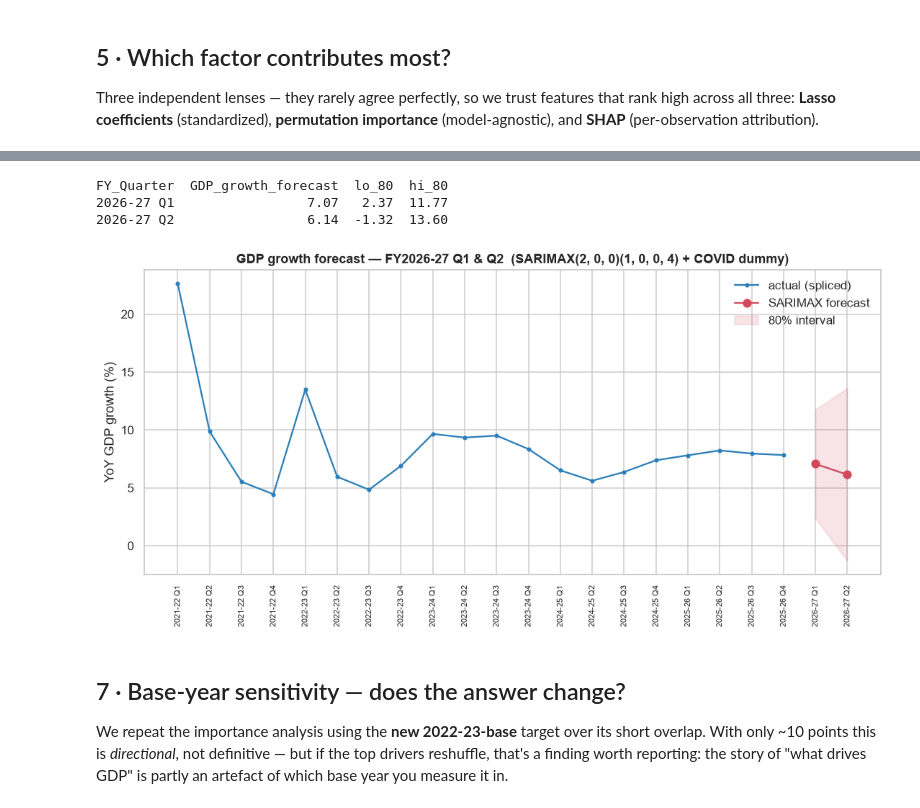
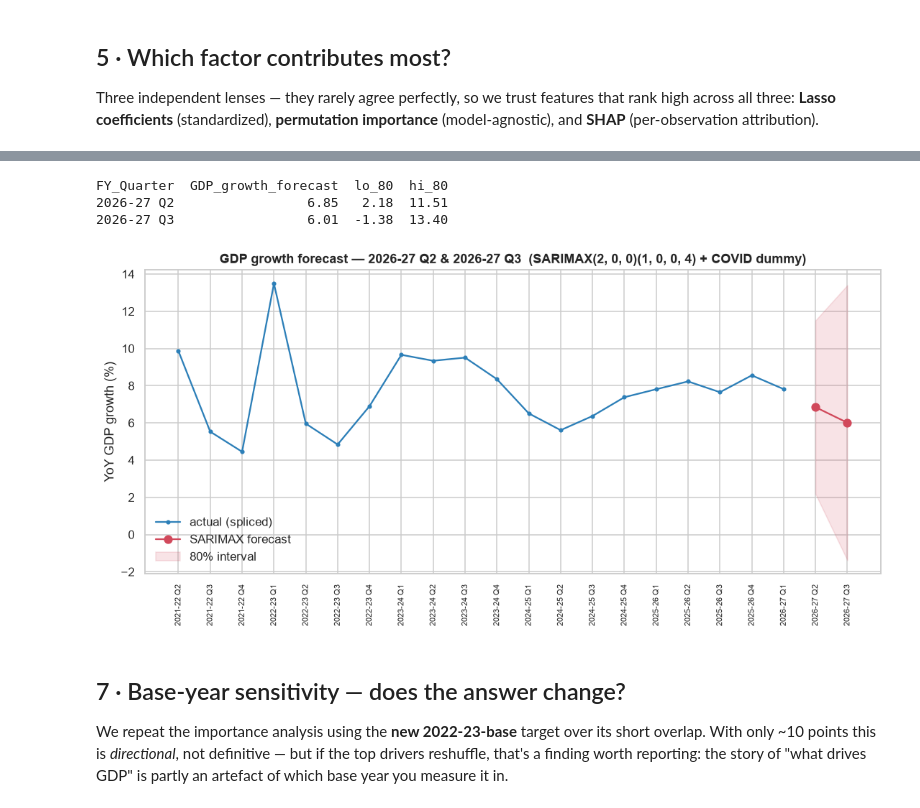
Before and after one commit to Shrutiiicodes/gdp-analysis, a Jupyter notebook: notebooks/02_forecasting.ipynb, the cells around one changed output, grey strips where cells are left out. Saved outputs shown, nothing was run; the diff lists cells and outputs as text; code cells hidden in the pictures.

```diff
--- a/notebooks/02_forecasting.ipynb
+++ b/notebooks/02_forecasting.ipynb
@@ -386,33 +384,37 @@ Best SARIMAX by AIC: order=(2, 0, 0) seasonal=(1, 0, 0, 4)  (AIC=281.8)
 # %%
 # Forecast the next 2 quarters (COVID dummy = 0 ahead) with an 80% interval.
 fut_exog = np.array([[0],[0]])
 fc = res.get_forecast(steps=2, exog=fut_exog)
 mean = fc.predicted_mean
 ci = fc.conf_int(alpha=0.20)
-fut_labels = ["2026-27 Q1", "2026-27 Q2"]
+def _next_q(label, n):
+    k = int(label[:4]) * 4 + int(label[-1]) + n
+    fy, q = divmod(k - 1, 4)
+    return f"{fy}-{str(fy + 1)[-2:]} Q{q + 1}"
+fut_labels = [_next_q(hist_labels[-1], 1), _next_q(hist_labels[-1], 2)]
 out = pd.DataFrame({"FY_Quarter": fut_labels,
                     "GDP_growth_forecast": np.round(mean, 2),
                     "lo_80": np.round(ci[:,0], 2), "hi_80": np.round(ci[:,1], 2)})
-out.to_csv(FCST/"gdp_forecast_FY2026_27.csv", index=False)
+out.to_csv(FCST/"gdp_forecast_next2q.csv", index=False)
 print(out.to_string(index=False))
 
 show = 20
 h_idx = range(len(y_full)); f_idx = range(len(y_full), len(y_full)+2)
 fig, ax = plt.subplots(figsize=(12,5))
 ax.plot(list(h_idx)[-show:], y_full[-show:], "-o", color=BLUE, ms=3, label="actual (spliced)")
 ax.plot(f_idx, mean, "-o", color=RED, ms=7, label="SARIMAX forecast")
 ax.fill_between(f_idx, ci[:,0], ci[:,1], color=RED, alpha=0.15, label="80% interval")
 labs = hist_labels[-show:] + fut_labels
 pos = list(h_idx)[-show:] + list(f_idx)
 ax.set_xticks(pos); ax.set_xticklabels(labs, rotation=90, fontsize=7)
 ax.set_ylabel("YoY GDP growth (%)"); ax.legend(frameon=False)
-ax.set_title(f"GDP growth forecast — FY2026-27 Q1 & Q2  (SARIMAX{order}{seas} + COVID dummy)")
+ax.set_title(f"GDP growth forecast — {fut_labels[0]} & {fut_labels[1]}  (SARIMAX{order}{seas} + COVID dummy)")
 fig.savefig(FIGS/"02d_forecast.png"); plt.show()
 # %% [output]
 FY_Quarter  GDP_growth_forecast  lo_80  hi_80
-2026-27 Q1                 7.07   2.37  11.77
-2026-27 Q2                 6.14  -1.32  13.60
+2026-27 Q2                 6.85   2.18  11.51
+2026-27 Q3                 6.01  -1.38  13.40
-[figure, old version]
+[figure, new version]
 # %% [markdown]
 ## 7 · Base-year sensitivity — does the answer change?
 We repeat the importance analysis using the **new 2022-23-base** target over its short
```
Also changed, not shown: parts of 15 cells of this notebook, 38 other files.
